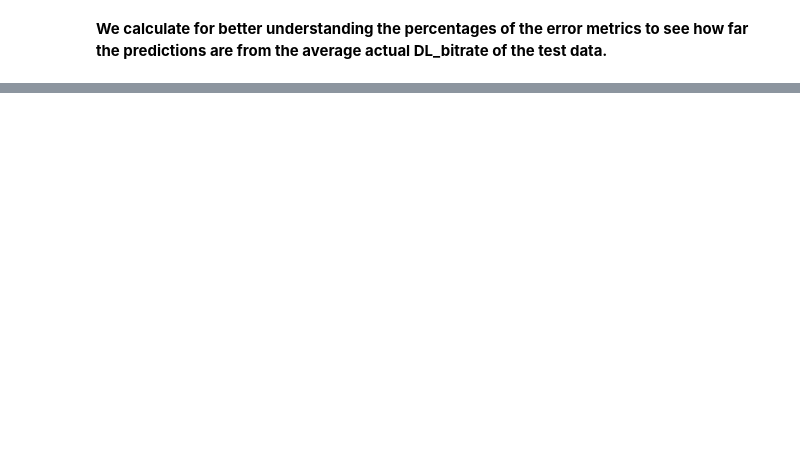
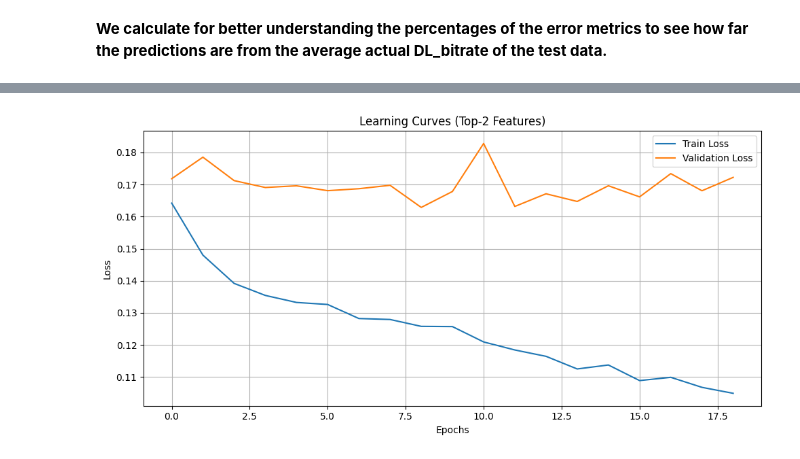
Before and after one commit to miltiadiss/CEID_NE577-5G-Architectures-Technologies-Applications-and-Key-Performance-Indexes, a Jupyter notebook: Code/LSTM.ipynb, the cells around one changed output, grey strips where cells are left out. Cells and saved outputs as stored; diff of their text form; code cells hidden in the pictures; blank space fills up the shorter version.

```diff
--- a/Code/LSTM.ipynb
+++ b/Code/LSTM.ipynb
@@ -197,0 +649,96 @@ MAE  (%): 22.14%
+# %%
+from tensorflow.keras.models import Sequential
+from tensorflow.keras.layers import LSTM, Dense, Dropout
+from tensorflow.keras.callbacks import EarlyStopping
+from sklearn.model_selection import train_test_split
+from sklearn.preprocessing import StandardScaler
+from sklearn.metrics import mean_squared_error, mean_absolute_error
+from math import sqrt
+import matplotlib.pyplot as plt
+
+# --- Top-3 χαρακτηριστικά από το importance_df
+top_features = importance_df["Feature"].iloc[:3].tolist()
+print("Top-3 Features:", top_features)
+
+# --- Dataset με τα επιλεγμένα χαρακτηριστικά και το target
+df_top2 = df[top_features]
+target = df["DL_bitrate"]
+
+# --- Κανονικοποίηση
+scaler_X = StandardScaler()
+X_scaled = pd.DataFrame(scaler_X.fit_transform(df_top2), columns=top_features, index=df.index)
+
+scaler_y = StandardScaler()
+y_scaled = pd.Series(scaler_y.fit_transform(target.values.reshape(-1, 1)).flatten(), index=df.index)
+
+# --- Time-series windows
+def create_dataset(X, y, time_steps=128):
+    Xs, ys = [], []
+    for i in range(len(X) - time_steps):
+        v = X.iloc[i:(i + time_steps)].values
+        Xs.append(v)
+        ys.append(y.iloc[i + time_steps])
+    return np.array(Xs), np.array(ys)
+
+TIME_STEPS = 128
+X_all, y_all = create_dataset(X_scaled, y_scaled, time_steps=TIME_STEPS)
+
+# --- Train/val/test split
+X_train, X_temp, y_train, y_temp = train_test_split(X_all, y_all, test_size=0.3, shuffle=False)
+X_val, X_test, y_val, y_test = train_test_split(X_temp, y_temp, test_size=0.5, shuffle=False)
+
+# --- LSTM μοντέλο
+model = Sequential()
+model.add(LSTM(100, return_sequences=True, input_shape=(X_train.shape[1], X_train.shape[2])))
+model.add(Dropout(0.2))
+model.add(LSTM(100))
+model.add(Dropout(0.2))
+model.add(Dense(1))
+model.compile(optimizer='adam', loss='mean_squared_error')
+
+early_stop = EarlyStopping(monitor='val_loss', patience=10, restore_best_weights=True)
+
+history = model.fit(X_train, y_train,
+                    validation_data=(X_val, y_val),
+                    epochs=50,
+                    batch_size=64,
+                    callbacks=[early_stop],
+                    verbose=1)
+
+# --- Προβλέψεις
+y_test_pred = model.predict(X_test)
+y_test_orig = scaler_y.inverse_transform(y_test.reshape(-1, 1))
+y_test_pred_orig = scaler_y.inverse_transform(y_test_pred)
+
+# --- Μετρικές
+rmse = sqrt(mean_squared_error(y_test_orig, y_test_pred_orig))
+mae = mean_absolute_error(y_test_orig, y_test_pred_orig)
+
+print("\n🎯 LSTM με Top-2 Features:")
+print(f"Test RMSE: {rmse:.2f}")
+print(f"Test MAE:  {mae:.2f}")
+
+# --- Learning Curves
+plt.figure(figsize=(10, 5))
+plt.plot(history.history['loss'], label="Train Loss")
+plt.plot(history.history['val_loss'], label="Validation Loss")
+plt.xlabel("Epochs")
+plt.ylabel("Loss")
+plt.title("Learning Curves (Top-2 Features)")
+plt.legend()
+plt.grid(True)
+plt.tight_layout()
+plt.show()
+
+# --- Actual vs Predicted
+plt.figure(figsize=(14, 5))
+plt.plot(y_test_orig, label='Actual')
+plt.plot(y_test_pred_orig, label='Predicted')
+plt.title("Test Set: Actual vs Predicted (Top-2 Features)")
+plt.xlabel("Time Steps")
+plt.ylabel("DL_bitrate")
+plt.legend()
+plt.grid(True)
+plt.tight_layout()
+plt.show()
+# %% [output]
@@ -197,0 +763 @@ MAE  (%): 22.14%
+[figure, added]
```
Also changed, not shown: parts of 15 cells of this notebook.
